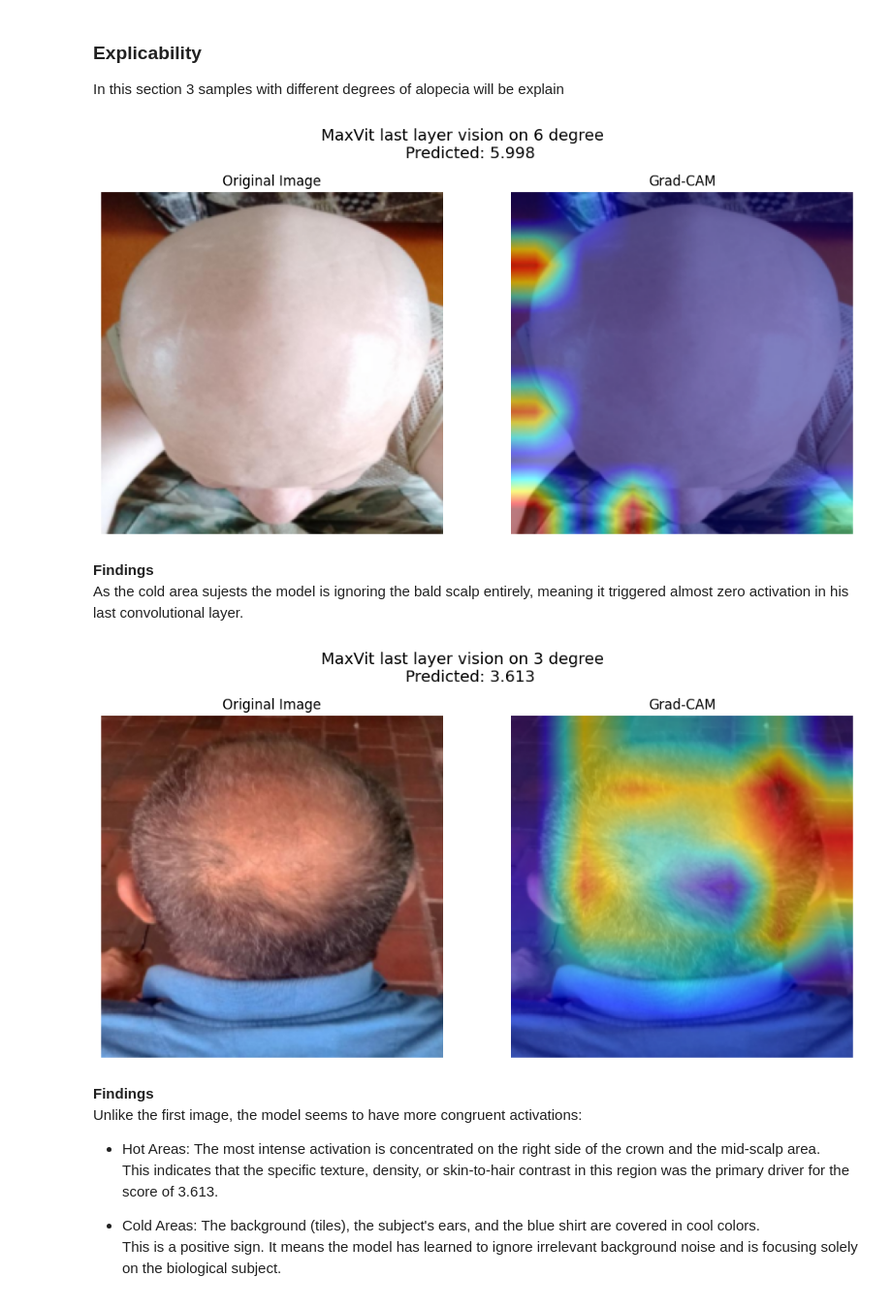
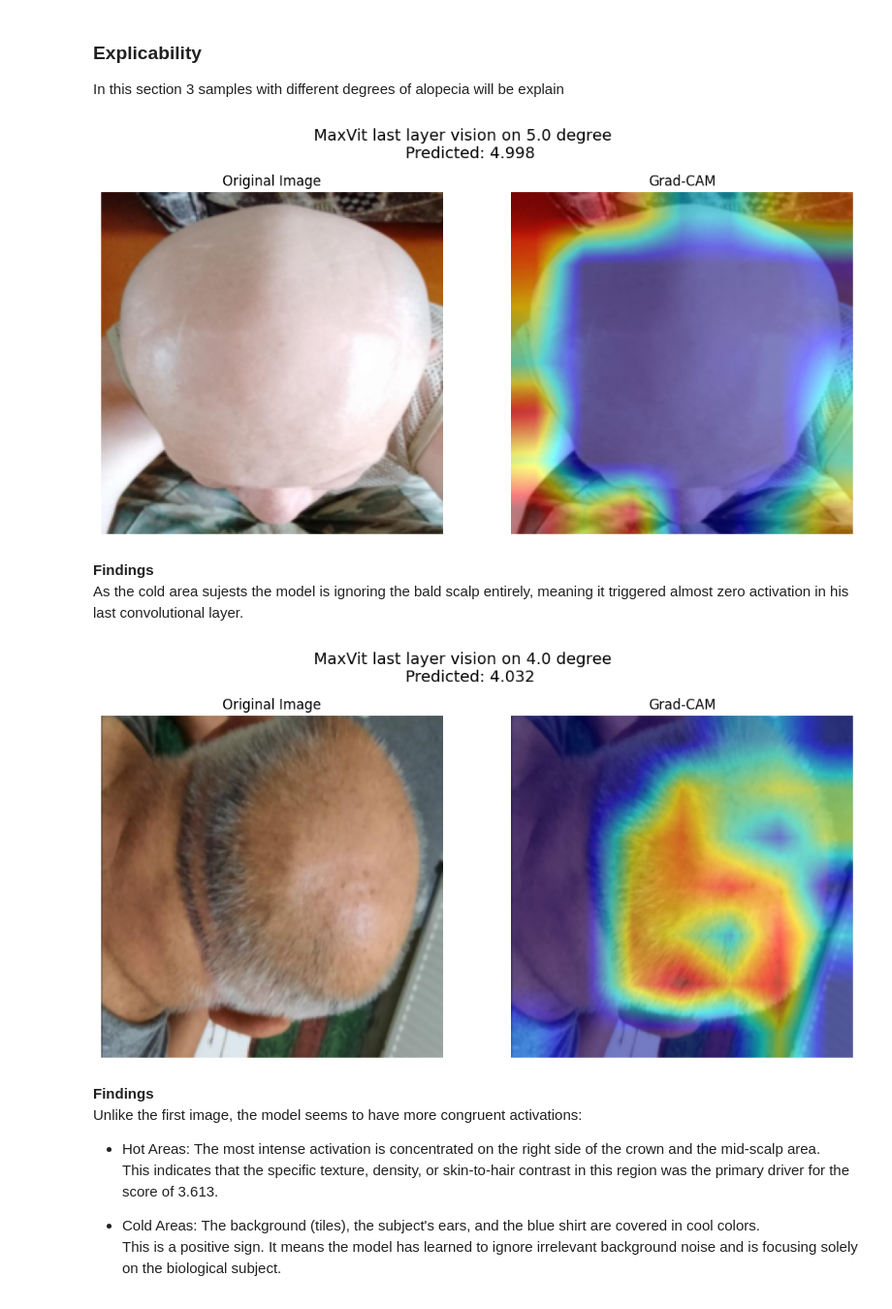
Before and after one commit to Rubenvalrom/Multilabel-Baldness-Classification, a Jupyter notebook: post-hoc interpretability.ipynb, the cells around one changed output. Shown at 97% size. Drawn from its saved outputs; the diff is of its cells as text; code cells hidden in the pictures.

```diff
--- a/post-hoc interpretability.ipynb
+++ b/post-hoc interpretability.ipynb
@@ -94,7 +94,7 @@ Sequential(
 )
 # %%
 # Select the he last convolution as target layer
-target_layers = [model.blocks[-1].layers[-1].layers.MBconv.layers.conv_c]
+target_layers = [model.blocks[-1].layers[-1]]
 
 # Create GradCAM object
 cam = GradCAM(model=model, target_layers=target_layers)
@@ -110,10 +110,10 @@ def visualize_cam_on_image(num_img, images_tensor=images_tensor, labels_tensor=l
 
     # Scale prediction and label
     prediction = prediction.item()
-    prediction = prediction * 6
+    prediction = prediction * 5
 
     label = labels_tensor[num_img].cpu().numpy()
-    label = (label[0] * 6).astype(int)
+    label = (label[0] * 5)
 
     # Get Grad-CAM
     grayscale_cam = cam(input_tensor=img.unsqueeze(0), targets=[ClassifierOutputTarget(0)])
@@ -151,14 +151,14 @@ In this section 3 samples with different degrees of alopecia will be explain
 # %%
 visualize_cam_on_image(0)
 # %% [output]
-[figure, old version]
+[figure, new version]
 # %% [markdown]
 **Findings**
 As the cold area sujests the model is ignoring the bald scalp entirely, meaning it triggered almost zero activation in his last convolutional layer.
 # %%
-visualize_cam_on_image(120)
+visualize_cam_on_image(45)
 # %% [output]
-[figure, old version]
+[figure, new version]
 # %% [markdown]
 **Findings**
 Unlike the first image, the model seems to have more congruent activations:
```
Also changed, not shown: parts of 1 cell of this notebook, 2 other files.
